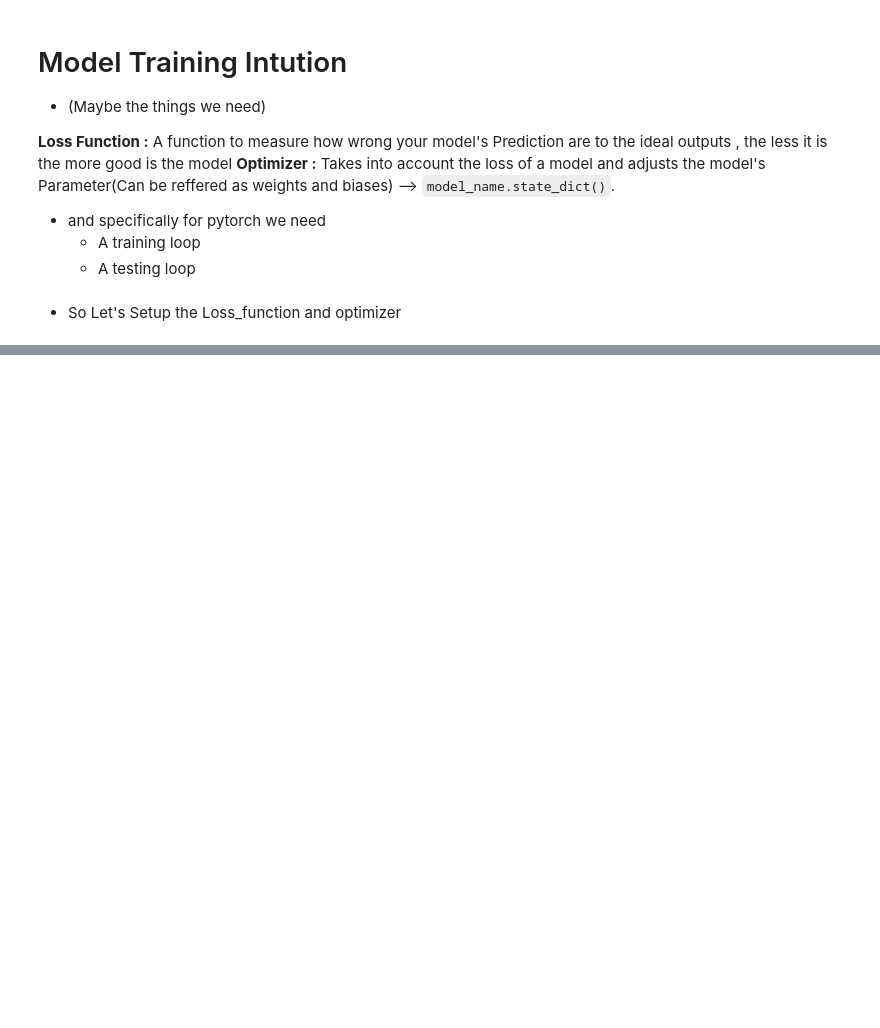
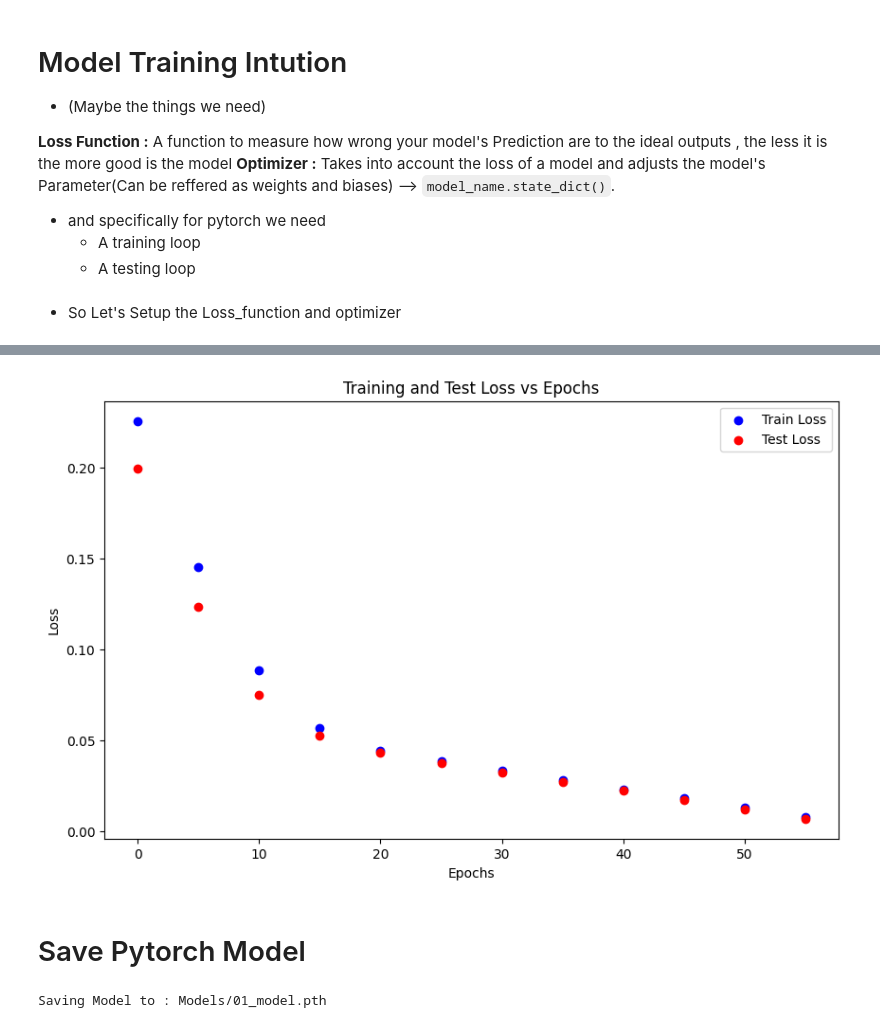
Before and after one commit to mehraj-alom/pytorch, a Jupyter notebook: 01_pytorch_workflow.ipynb, the cells around one changed output, grey strips where cells are left out. Cells and saved outputs as stored; diff of their text form; code cells hidden in the pictures; blank space fills up the shorter version.

```diff
--- a/01_pytorch_workflow.ipynb
+++ b/01_pytorch_workflow.ipynb
@@ -200,0 +247,30 @@ OrderedDict([('weights', tensor([0.6316])), ('bias', tensor([0.2752]))])
+# %%
+plt.figure(figsize=(10,6))
+plt.scatter(epoch_count,[loss.detach().numpy() for loss in loss_values],c="blue")
+plt.scatter(epoch_count,[test_loss.detach().numpy() for test_loss in test_loss_values],c="red")
+plt.xlabel("Epochs")
+plt.ylabel("Loss")
+plt.title("Training and Test Loss vs Epochs")
+plt.legend(["Train Loss", "Test Loss"])
+plt.show()
+# %% [output]
+[figure, added]
+# %% [markdown]
+# Save Pytorch Model
+# %%
+from pathlib import Path
+#Create the directory
+MODEL_PATH = Path("Models")
+MODEL_PATH.mkdir(parents=True,exist_ok=True)
+
+#create Model_save_path
+MODEL_NAME = "01_model.pth"
+MODEL_SAVE_PATH = MODEL_PATH / MODEL_NAME
+MODEL_SAVE_PATH
+
+#Save model state dict
+print(f"Saving Model to : {MODEL_SAVE_PATH}")
+torch.save(obj=model.state_dict(),
+           f=MODEL_SAVE_PATH)
+# %% [output]
+Saving Model to : Models/01_model.pth
```
Also changed, not shown: parts of 7 cells of this notebook.
